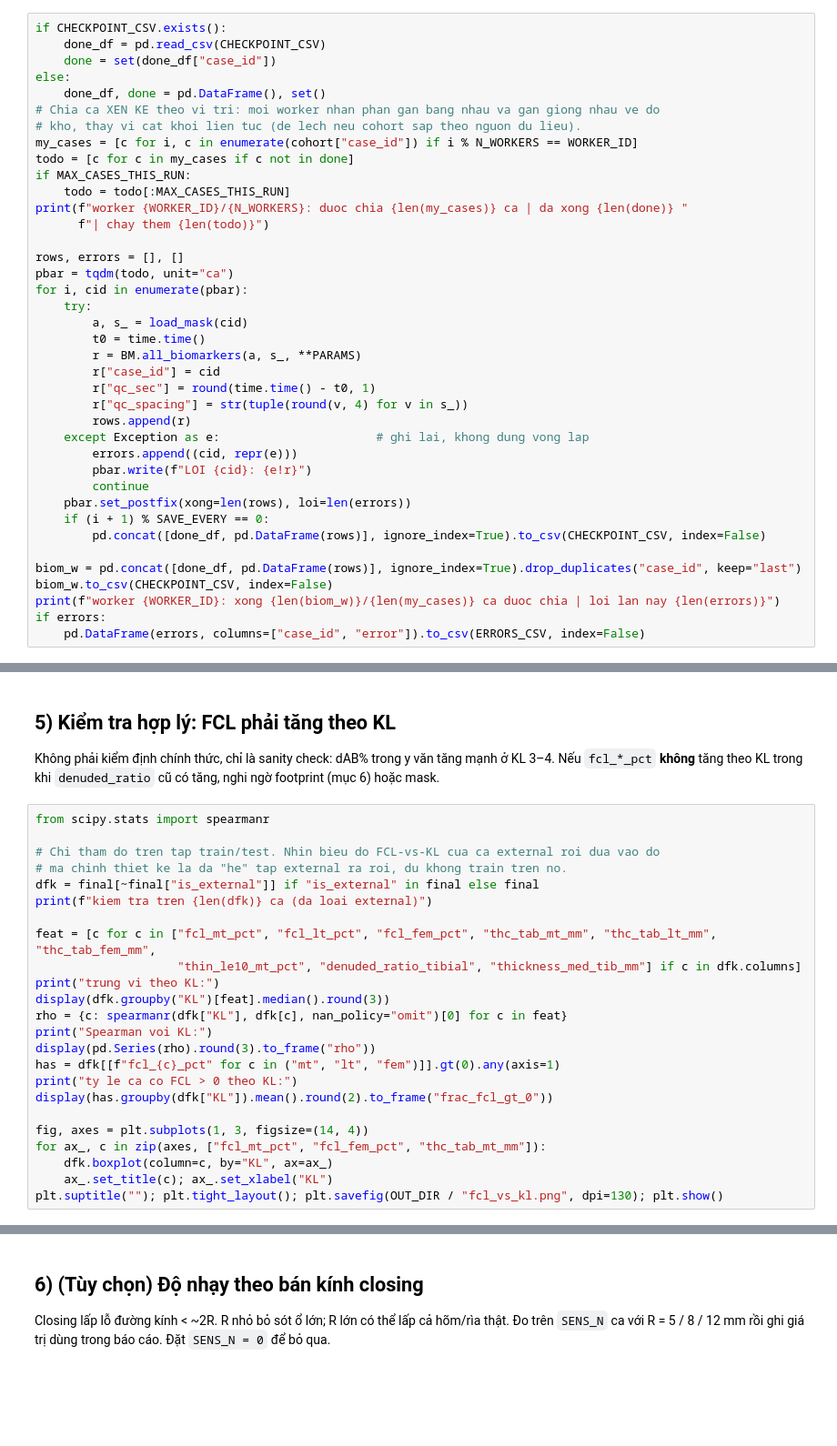
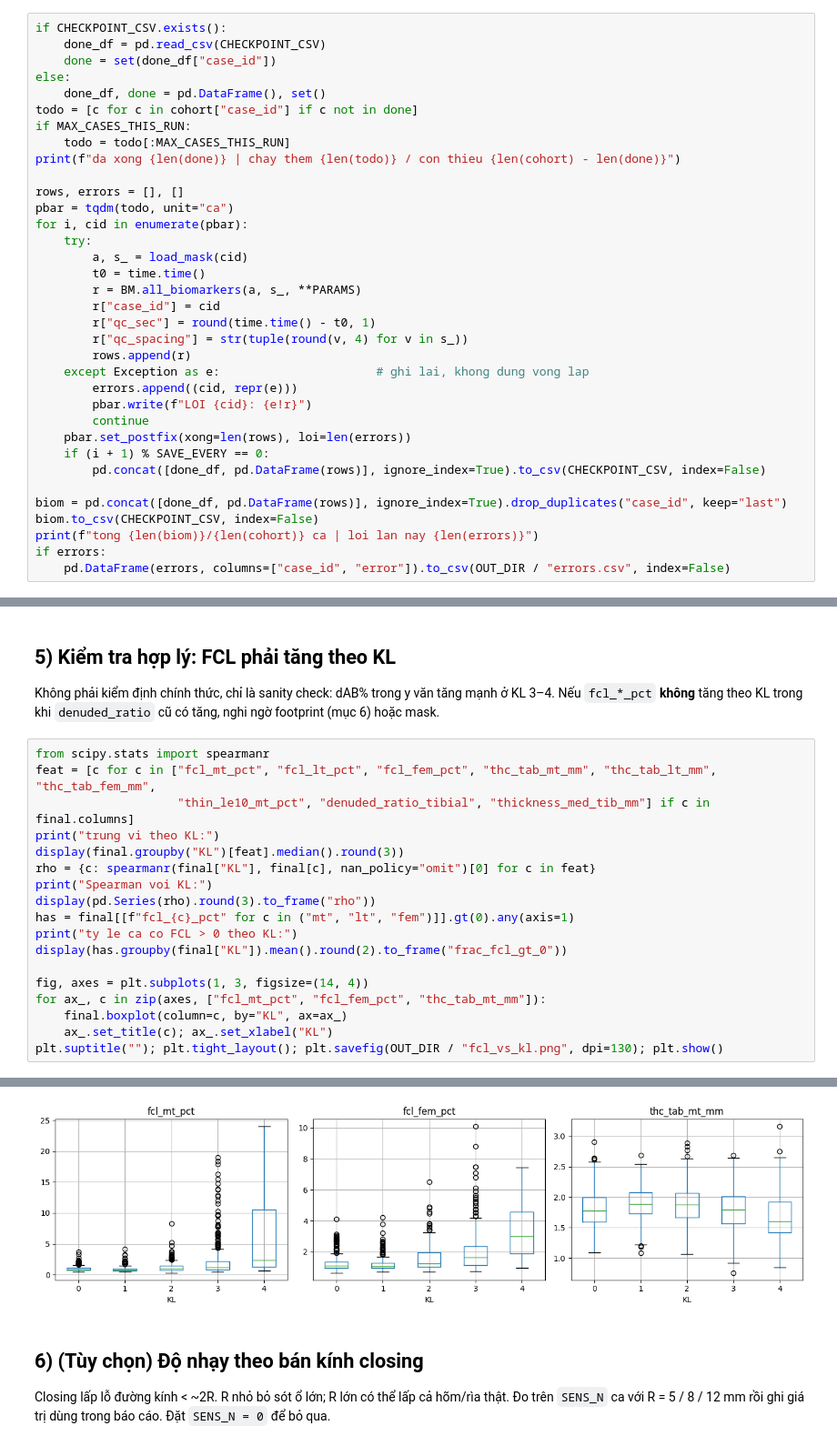
Before and after one commit to AIVIETNAM-AIO-Tuan/bsCart-net, a Jupyter notebook: bsc/notebooks/biomarker_s6_fcl.ipynb, the cells around one changed output, grey strips where cells are left out. Shown at 91% size. Drawn from its saved outputs; the diff is of its cells as text; blank space fills up the shorter version.

```diff
--- a/bsc/notebooks/biomarker_s6_fcl.ipynb
+++ b/bsc/notebooks/biomarker_s6_fcl.ipynb
@@ -239,14 +252,10 @@ if CHECKPOINT_CSV.exists():
     done = set(done_df["case_id"])
 else:
     done_df, done = pd.DataFrame(), set()
-# Chia ca XEN KE theo vi tri: moi worker nhan phan gan bang nhau va gan giong nhau ve do
-# kho, thay vi cat khoi lien tuc (de lech neu cohort sap theo nguon du lieu).
-my_cases = [c for i, c in enumerate(cohort["case_id"]) if i % N_WORKERS == WORKER_ID]
-todo = [c for c in my_cases if c not in done]
+todo = [c for c in cohort["case_id"] if c not in done]
 if MAX_CASES_THIS_RUN:
     todo = todo[:MAX_CASES_THIS_RUN]
-print(f"worker {WORKER_ID}/{N_WORKERS}: duoc chia {len(my_cases)} ca | da xong {len(done)} "
-      f"| chay them {len(todo)}")
+print(f"da xong {len(done)} | chay them {len(todo)} / con thieu {len(cohort) - len(done)}")
 
 rows, errors = [], []
 pbar = tqdm(todo, unit="ca")
@@ -267,8 +276,8 @@ for i, cid in enumerate(pbar):
     if (i + 1) % SAVE_EVERY == 0:
         pd.concat([done_df, pd.DataFrame(rows)], ignore_index=True).to_csv(CHECKPOINT_CSV, index=False)
 
-biom_w = pd.concat([done_df, pd.DataFrame(rows)], ignore_index=True).drop_duplicates("case_id", keep="last")
-biom_w.to_csv(CHECKPOINT_CSV, index=False)
-print(f"worker {WORKER_ID}: xong {len(biom_w)}/{len(my_cases)} ca duoc chia | loi lan nay {len(errors)}")
+biom = pd.concat([done_df, pd.DataFrame(rows)], ignore_index=True).drop_duplicates("case_id", keep="last")
+biom.to_csv(CHECKPOINT_CSV, index=False)
+print(f"tong {len(biom)}/{len(cohort)} ca | loi lan nay {len(errors)}")
 if errors:
-    pd.DataFrame(errors, columns=["case_id", "error"]).to_csv(ERRORS_CSV, index=False)
+    pd.DataFrame(errors, columns=["case_id", "error"]).to_csv(OUT_DIR / "errors.csv", index=False)
@@ -332,25 +316,20 @@ Không phải kiểm định chính thức, chỉ là sanity check: dAB% trong y
 Nếu `fcl_*_pct` **không** tăng theo KL trong khi `denuded_ratio` cũ có tăng, nghi ngờ footprint (mục 6) hoặc mask.
 # %%
 from scipy.stats import spearmanr
-
-# Chi tham do tren tap train/test. Nhin bieu do FCL-vs-KL cua ca external roi dua vao do
-# ma chinh thiet ke la da "he" tap external ra roi, du khong train tren no.
-dfk = final[~final["is_external"]] if "is_external" in final else final
-print(f"kiem tra tren {len(dfk)} ca (da loai external)")
-
 feat = [c for c in ["fcl_mt_pct", "fcl_lt_pct", "fcl_fem_pct", "thc_tab_mt_mm", "thc_tab_lt_mm", "thc_tab_fem_mm",
-                    "thin_le10_mt_pct", "denuded_ratio_tibial", "thickness_med_tib_mm"] if c in dfk.columns]
+                    "thin_le10_mt_pct", "denuded_ratio_tibial", "thickness_med_tib_mm"] if c in final.columns]
 print("trung vi theo KL:")
-display(dfk.groupby("KL")[feat].median().round(3))
-rho = {c: spearmanr(dfk["KL"], dfk[c], nan_policy="omit")[0] for c in feat}
+display(final.groupby("KL")[feat].median().round(3))
+rho = {c: spearmanr(final["KL"], final[c], nan_policy="omit")[0] for c in feat}
 print("Spearman voi KL:")
 display(pd.Series(rho).round(3).to_frame("rho"))
-has = dfk[[f"fcl_{c}_pct" for c in ("mt", "lt", "fem")]].gt(0).any(axis=1)
+has = final[[f"fcl_{c}_pct" for c in ("mt", "lt", "fem")]].gt(0).any(axis=1)
 print("ty le ca co FCL > 0 theo KL:")
-display(has.groupby(dfk["KL"]).mean().round(2).to_frame("frac_fcl_gt_0"))
+display(has.groupby(final["KL"]).mean().round(2).to_frame("frac_fcl_gt_0"))
 
 fig, axes = plt.subplots(1, 3, figsize=(14, 4))
 for ax_, c in zip(axes, ["fcl_mt_pct", "fcl_fem_pct", "thc_tab_mt_mm"]):
-    dfk.boxplot(column=c, by="KL", ax=ax_)
+    final.boxplot(column=c, by="KL", ax=ax_)
     ax_.set_title(c); ax_.set_xlabel("KL")
 plt.suptitle(""); plt.tight_layout(); plt.savefig(OUT_DIR / "fcl_vs_kl.png", dpi=130); plt.show()
+# %% [output]
@@ -357,3 +363,4 @@ plt.suptitle(""); plt.tight_layout(); plt.savefig(OUT_DIR / "fcl_vs_kl.png", dpi
+[figure, added]
 # %% [markdown]
 ## 6) (Tùy chọn) Độ nhạy theo bán kính closing
 
```
Also changed, not shown: parts of 9 cells of this notebook, 2 other files.
